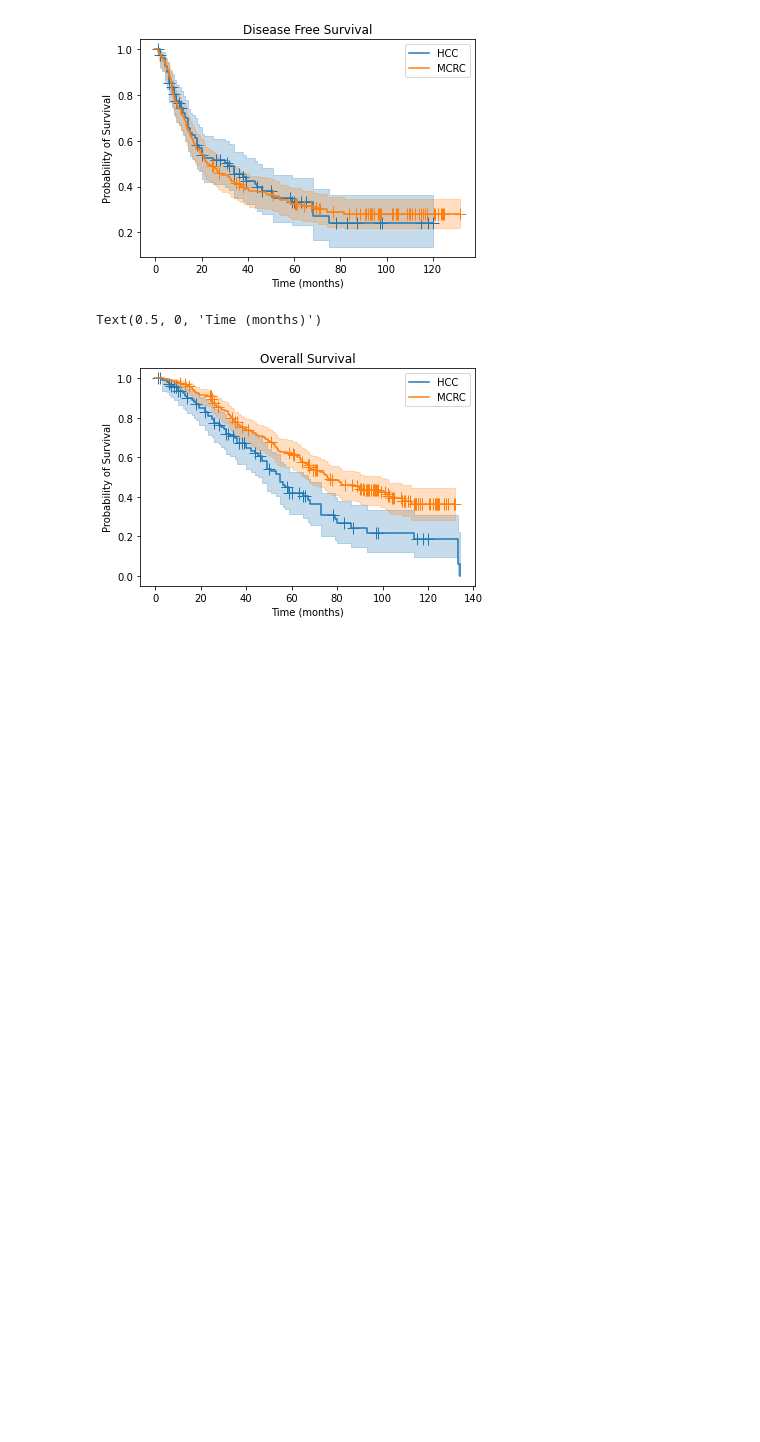
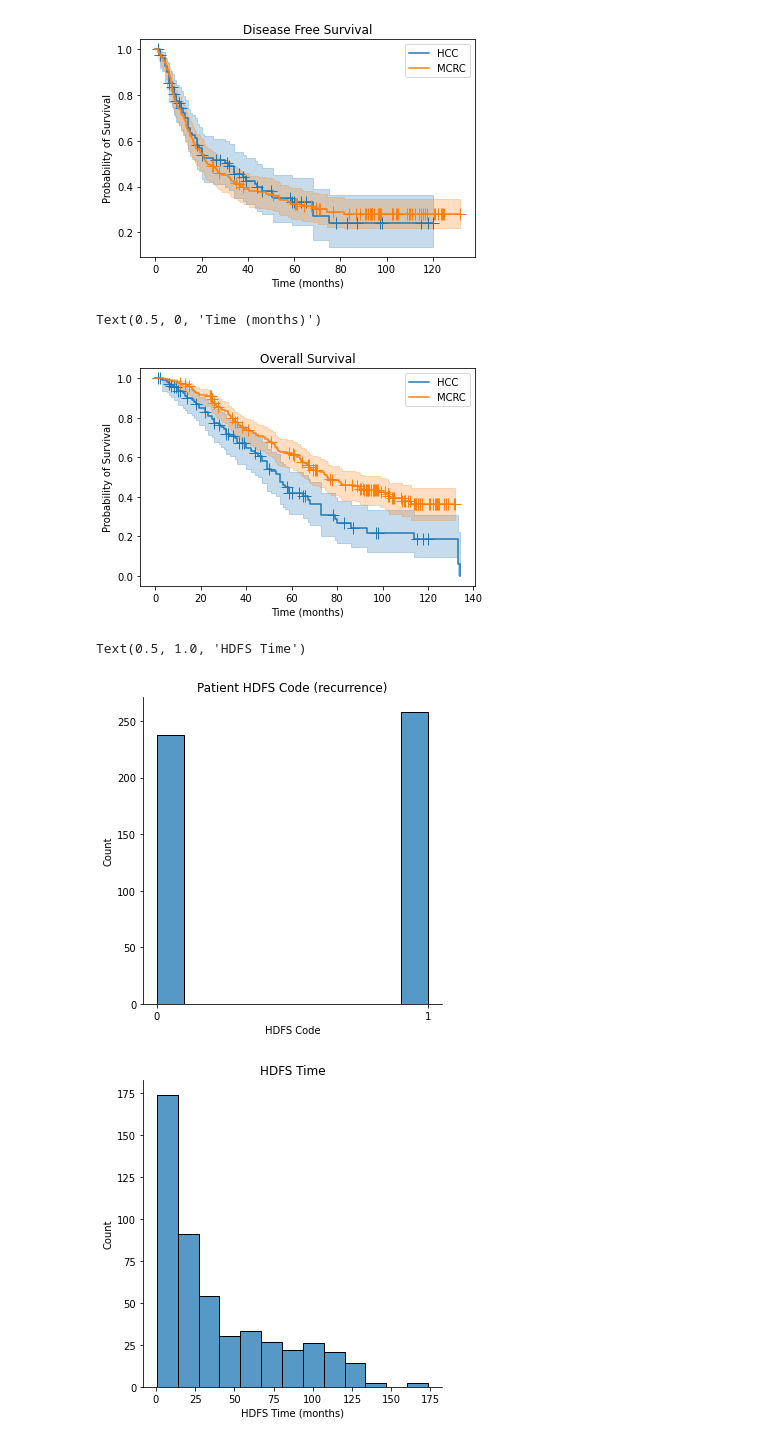
Before and after one commit to strixy16/deep-icc, a Jupyter notebook: data_exploration/survcurv_cancertype.ipynb, the cells around one changed output. Drawn from its saved outputs; the diff is of its cells as text; code cells hidden in the pictures; blank space fills up the shorter version.

```diff
--- a/data_exploration/survcurv_cancertype.ipynb
+++ b/data_exploration/survcurv_cancertype.ipynb
@@ -106,3 +110,19 @@ plt.xlabel("Time (months)")
 # %% [output]
 Text(0.5, 0, 'Time (months)')
 [figure]
+# %%
+hdfs_all = pd.read_excel("../../Data/HDFS_Scout_all.xlsx")
+# %%
+# Distribution plots for slice level labels, total dataset
+hdfs_code_plt = sns.displot(hdfs_all, x="HDFS_Code")
+plt.xticks([0,1])
+plt.xlabel("HDFS Code")
+plt.title("Patient HDFS Code (recurrence)")
+
+hdfs_time_plt = sns.displot(hdfs_all, x="HDFS_Time")
+plt.xlabel("HDFS Time (months)")
+plt.title("HDFS Time")
+# %% [output]
+Text(0.5, 1.0, 'HDFS Time')
+[figure, added]
+[figure, added]
```
Also changed, not shown: parts of 3 cells of this notebook.
